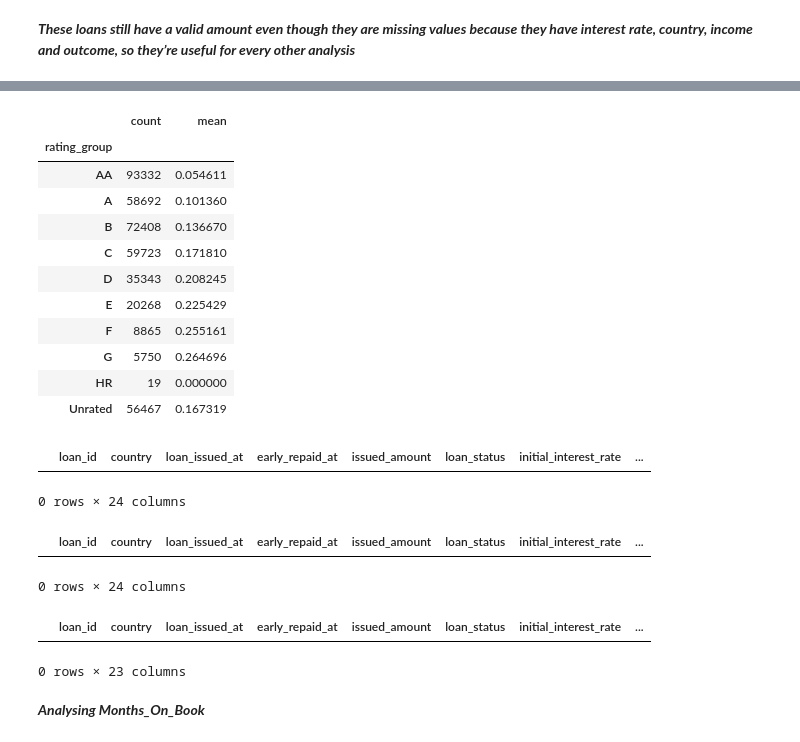
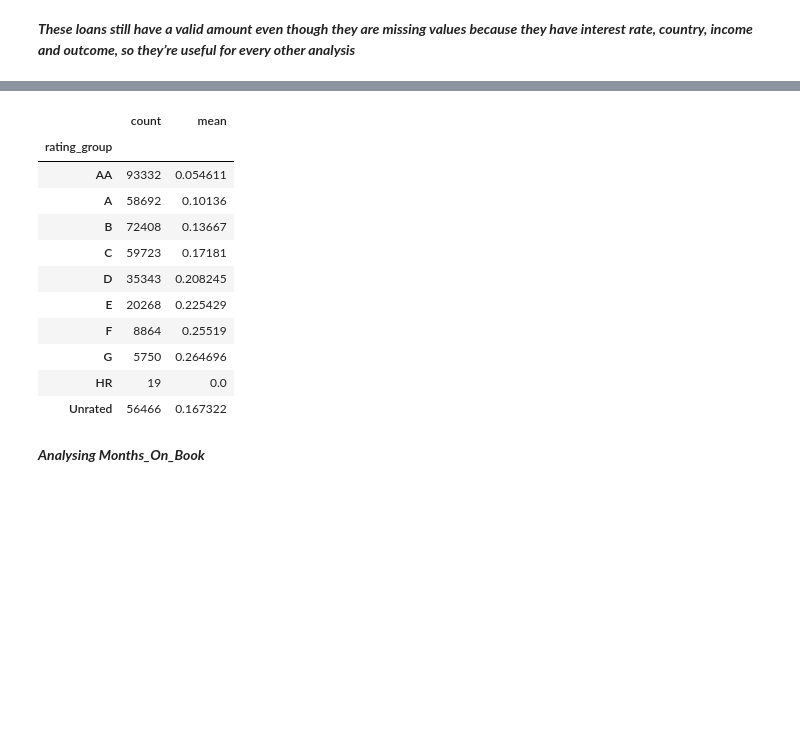
Before and after one commit to chinmang3-ui/Capstone-Bondora-Project, a Jupyter notebook: Cleaning_and_Analyzing/analysis.ipynb, the cells around one changed output, grey strips where cells are left out. Saved outputs shown, nothing was run; the diff lists cells and outputs as text; code cells hidden in the pictures; blank space fills up the shorter version.

```diff
--- a/Cleaning_and_Analyzing/analysis.ipynb
+++ b/Cleaning_and_Analyzing/analysis.ipynb
@@ -88,0 +160,9 @@ Last loan: 2025-12-31 23:26:15.567000
+# %%
+# Dropping the 2 rows in the combined_income column that are missing values.
+# checking the number of rows removed and the number of missing values in the combined_income column after dropping the rows.
+before = len(df)
+df = df[df["combined_income"].notna()].copy()
+
+print("Removed:", before - len(df))                                   # 2
+print("Missing combined_income:", df["combined_income"].isna().sum()) # 0
+print("Rows now:", len(df))
@@ -238,2 +315,0 @@ df[df["is_default"].isna()]    # Comparing is_Default column related to others c
-# %%
-df["default_flag"] = df["is_default"].fillna(0).astype(int)
@@ -355,6 +315,0 @@ pd.crosstab(df["combined_income"].isna(), df["customer_risk_rating"].isna())
-# %%
-df = df[(df["loan_issued_at"] >= "2022-01-01") & (df["loan_issued_at"] < "2026-01-01")].copy()
-
-print("First loan:", df["loan_issued_at"].min())
-print("Last loan:", df["loan_issued_at"].max())
-print("Rows and columns:", df.shape)
@@ -502,12 +404,15 @@ After filling, only the 25,466 active loans remain empty. The 12-month default r
 mask = df["has_default_within_12_months"].isna()
 
 # Already defaulted → defaulted within 12 months
-df.loc[mask & (df["default_flag"] == 1), "has_default_within_12_months"] = 1
+
+df.loc[mask & (df["is_default"] == 1), "has_default_within_12_months"] = 1
 
 # Fully repaid → can no longer default
+
 df.loc[mask & (df["loan_status"] == "Repaid"), "has_default_within_12_months"] = 0
 
 # Check: what is still empty should be active loans only
+
 print(df["has_default_within_12_months"].value_counts(dropna=False))
 print(df[df["has_default_within_12_months"].isna()]["loan_status"].value_counts())
 # %% [output]
@@ -623,35 +531,20 @@ Name: count, dtype: int64
 # %%
 #comparing default rates, including unrated loans
 
-df.groupby("rating_group", observed=True)["default_flag"].agg(["count", "mean"])
+df.groupby("rating_group", observed=True)["is_default"].agg(["count", "mean"])
 # %% [output]
 |  | count | mean |
 | rating_group |  |  |
 | AA | 93332 | 0.054611 |
-| A | 58692 | 0.101360 |
-| B | 72408 | 0.136670 |
-| C | 59723 | 0.171810 |
+| A | 58692 | 0.10136 |
+| B | 72408 | 0.13667 |
+| C | 59723 | 0.17181 |
 | D | 35343 | 0.208245 |
 | E | 20268 | 0.225429 |
-| F | 8865 | 0.255161 |
+| F | 8864 | 0.25519 |
 | G | 5750 | 0.264696 |
-| HR | 19 | 0.000000 |
-| Unrated | 56467 | 0.167319 |
+| HR | 19 | 0.0 |
+| Unrated | 56466 | 0.167322 |
-# %%
-df[df["repaid_amount_total"].isna()]
-# %% [output]
-|  | loan_id | country | loan_issued_at | early_repaid_at | issued_amount | loan_status | initial_interest_rate | ... |
-0 rows × 24 columns
-# %%
-df[df["principal_balance"].isna()]
-# %% [output]
-|  | loan_id | country | loan_issued_at | early_repaid_at | issued_amount | loan_status | initial_interest_rate | ... |
-0 rows × 24 columns
-# %%
-df[df["principal_debt"].isna()]
-# %% [output]
-|  | loan_id | country | loan_issued_at | early_repaid_at | issued_amount | loan_status | initial_interest_rate | ... |
-0 rows × 23 columns
 # %% [markdown]
 ***Analysing Months_On_Book***
 # %%
```
Also changed, not shown: parts of 77 cells of this notebook.
